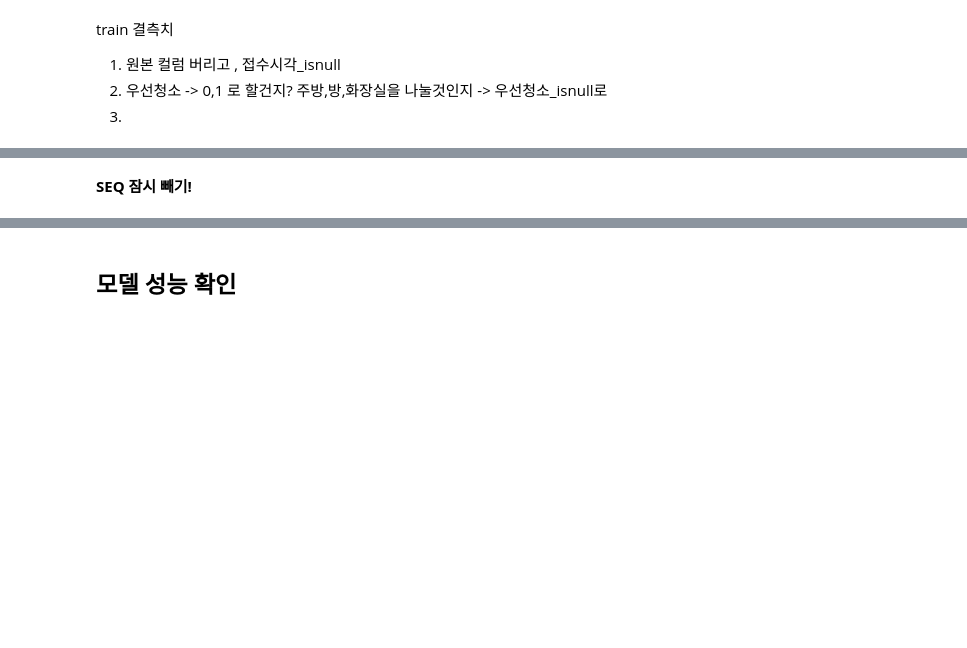
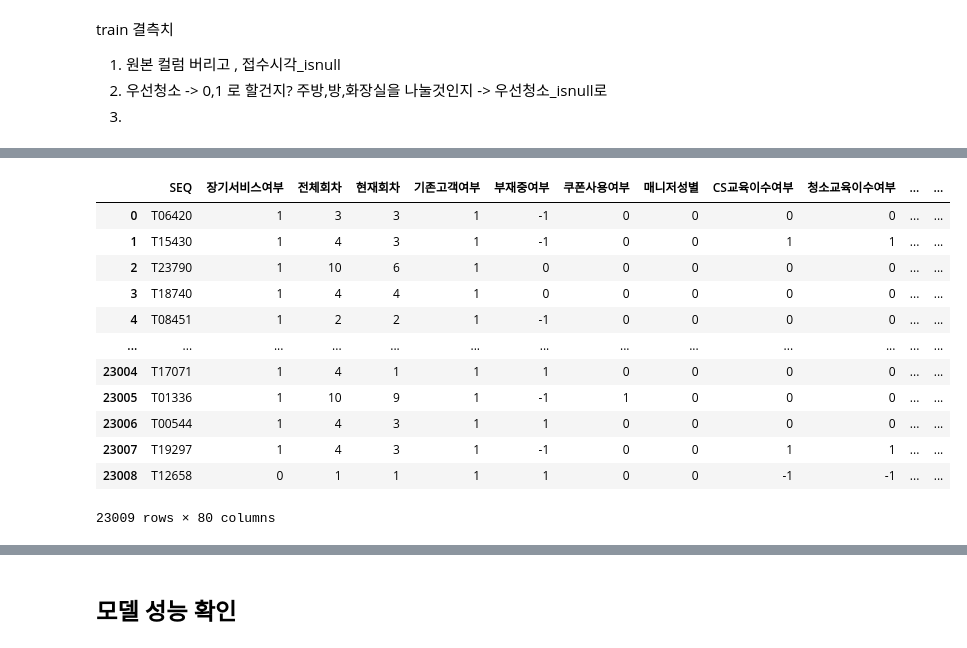
Before and after one commit to siwoolyyy/ml-data, a Jupyter notebook: kaggle.ipynb, the cells around one changed output, grey strips where cells are left out. Drawn from its saved outputs; the diff is of its cells as text; code cells hidden in the pictures; blank space fills up the shorter version.

```diff
--- a/kaggle.ipynb
+++ b/kaggle.ipynb
@@ -301,4 +907,16 @@ df1.columns
-# %% [markdown]
-**SEQ 잠시 빼기!**
-# %%
-df1 = df1.drop(columns='SEQ', axis=1)
+# %%
+df1
+# %% [output]
+|  | SEQ | 장기서비스여부 | 전체회차 | 현재회차 | 기존고객여부 | 부재중여부 | 쿠폰사용여부 | 매니저성별 | CS교육이수여부 | 청소교육이수여부 | ... | ... |
+| 0 | T06420 | 1 | 3 | 3 | 1 | -1 | 0 | 0 | 0 | 0 | ... | ... |
+| 1 | T15430 | 1 | 4 | 3 | 1 | -1 | 0 | 0 | 1 | 1 | ... | ... |
+| 2 | T23790 | 1 | 10 | 6 | 1 | 0 | 0 | 0 | 0 | 0 | ... | ... |
+| 3 | T18740 | 1 | 4 | 4 | 1 | 0 | 0 | 0 | 0 | 0 | ... | ... |
+| 4 | T08451 | 1 | 2 | 2 | 1 | -1 | 0 | 0 | 0 | 0 | ... | ... |
+| ... | ... | ... | ... | ... | ... | ... | ... | ... | ... | ... | ... | ... |
+| 23004 | T17071 | 1 | 4 | 1 | 1 | 1 | 0 | 0 | 0 | 0 | ... | ... |
+| 23005 | T01336 | 1 | 10 | 9 | 1 | -1 | 1 | 0 | 0 | 0 | ... | ... |
+| 23006 | T00544 | 1 | 4 | 3 | 1 | 1 | 0 | 0 | 0 | 0 | ... | ... |
+| 23007 | T19297 | 1 | 4 | 3 | 1 | -1 | 0 | 0 | 1 | 1 | ... | ... |
+| 23008 | T12658 | 0 | 1 | 1 | 1 | 1 | 0 | 0 | -1 | -1 | ... | ... |
+23009 rows × 80 columns
```
Also changed, not shown: parts of 136 cells of this notebook.
